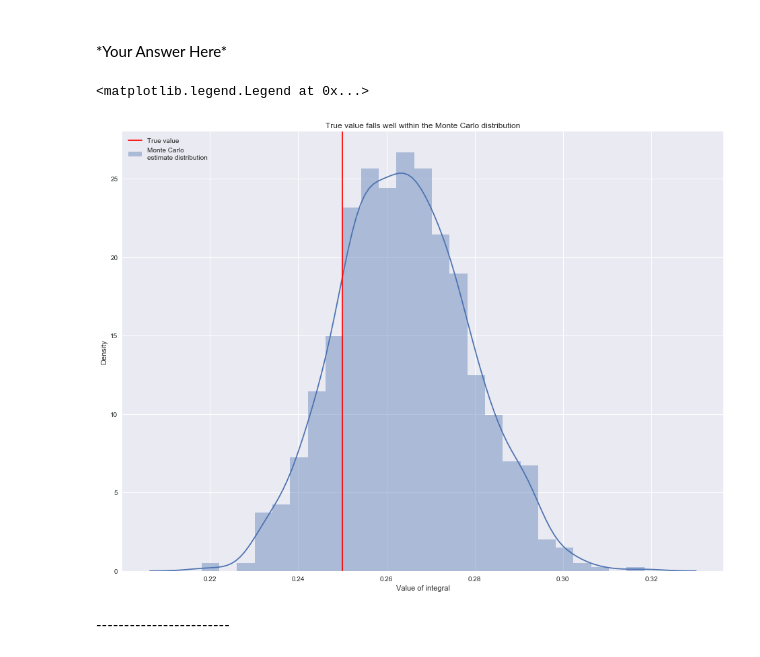
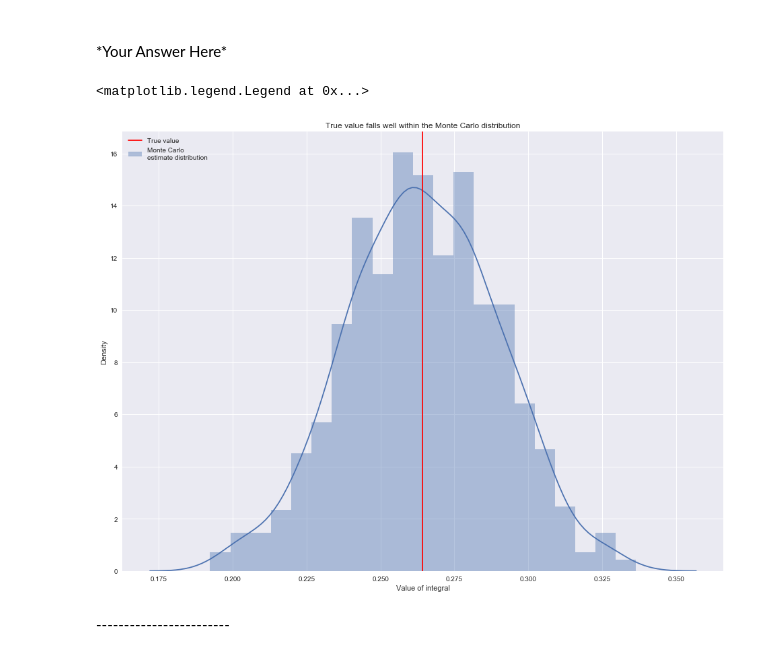
Before and after one commit to NOllAl/AM207HW, a Jupyter notebook: hw2/AM207_HW2.ipynb, the cells around one changed output. Saved outputs shown, nothing was run; the diff lists cells and outputs as text; code cells hidden in the pictures.

```diff
--- a/hw2/AM207_HW2.ipynb
+++ b/hw2/AM207_HW2.ipynb
@@ -107,7 +119,7 @@ We want $\frac{1}{3M} = 0.001 \Leftrightarrow M \approx 333$. These bounds work
 
 </div>
 # %%
-def simulate_heart_collection(N, M=333, seed=1):
+def simulate_heart_collection(N, M=1000, seed=0):
     """
     Simulate
     """
@@ -157,14 +169,14 @@ We came close to around 0.5. By the computation above, this must come from sampl
 repeated = [simulate_heart_collection(100000, seed=seed) for seed in range(1000)]
 # %%
 sns.distplot(repeated, label="Monte Carlo \nestimate distribution")
-plt.axvline([0.25], color='r', label="True value")
+plt.axvline([exact], color='r', label="True value")
 plt.title("True value falls well within the Monte Carlo distribution")
 plt.xlabel("Value of integral")
 plt.ylabel("Density")
 plt.legend(loc='upper left')
 # %% [output]
 <matplotlib.legend.Legend at 0x...>
-[figure, old version]
+[figure, new version]
 # %% [markdown]
 <div class="answer-separator">
 ------------------------
```
Also changed, not shown: parts of 5 cells of this notebook.
